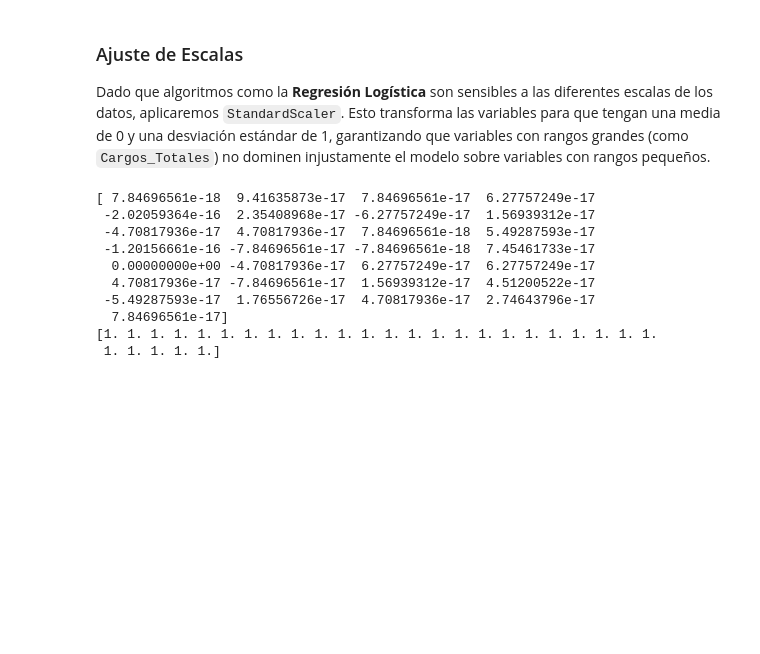
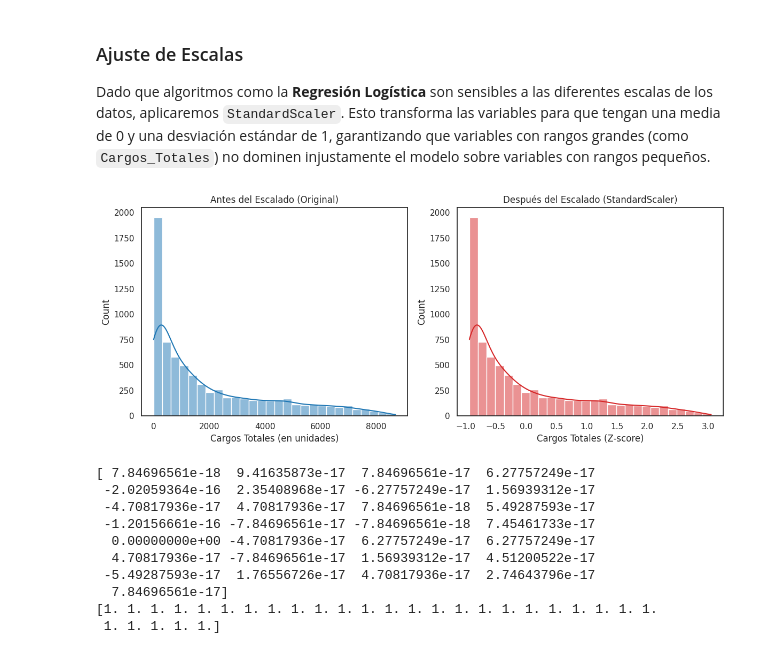
Before and after one commit to yaramirezte/TelecomX_LATAM-Parte-2, a Jupyter notebook: TelecomX_LATAM_parte_2.ipynb, the cells around one changed output. Cells and saved outputs as stored; diff of their text form; code cells hidden in the pictures; blank space fills up the shorter version.

```diff
--- a/TelecomX_LATAM_parte_2.ipynb
+++ b/TelecomX_LATAM_parte_2.ipynb
@@ -297,6 +309,26 @@ X_test = X_test[X_train_bal.columns]
 scaler =  StandardScaler()
 X_train_scaled = scaler.fit_transform(X_train_bal)
 X_test_scaled = scaler.transform(X_test)
+# %%
+fig, (ax1, ax2) = plt.subplots(1, 2, figsize=(12, 5))
+
+# 1. Gráfico Antes del Escalado (Datos Originales)
+sns.histplot(X_train_bal['Cargos_Totales'], kde=True, color='#1f77b4', ax=ax1)
+ax1.set_title('Antes del Escalado (Original)')
+ax1.set_xlabel('Cargos Totales (en unidades)')
+
+# 2. Gráfico Después del Escalado (Datos Estandarizados)
+# Convertimos el array escalado a DataFrame para extraer la columna
+X_train_scaled_df = pd.DataFrame(X_train_scaled, columns=X_train_bal.columns)
+sns.histplot(X_train_scaled_df['Cargos_Totales'], kde=True, color='#d62728', ax=ax2)
+ax2.set_title('Después del Escalado (StandardScaler)')
+ax2.set_xlabel('Cargos Totales (Z-score)')
+
+plt.tight_layout()
+plt.savefig('comparacion_escalado.png', bbox_inches='tight')
+plt.show()
+# %% [output]
+[figure, added]
 # %%
 print(X_train_scaled.mean(axis=0))
 print(X_train_scaled.std(axis=0))
```
Also changed, not shown: parts of 13 cells of this notebook.
